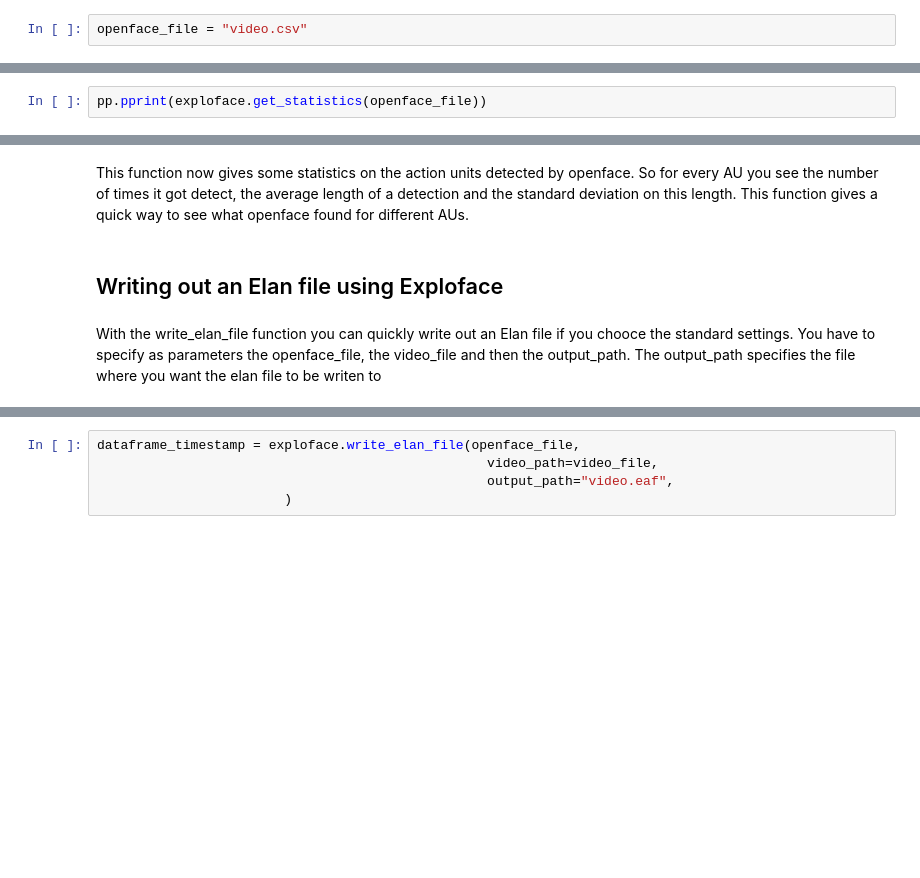
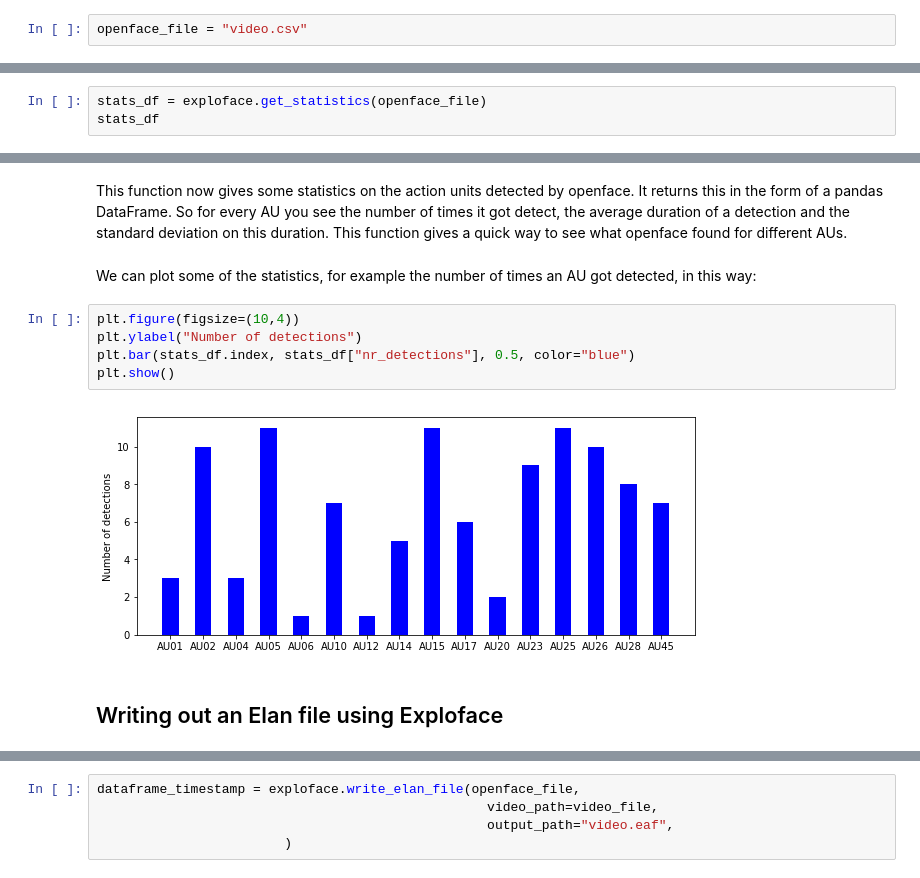
Before and after one commit to emrecdem/exploface, a Jupyter notebook: TUTORIALS/tutorial1.ipynb, the cells around one changed output, grey strips where cells are left out. Cells and saved outputs as stored; diff of their text form; blank space fills up the shorter version.

```diff
--- a/TUTORIALS/tutorial1.ipynb
+++ b/TUTORIALS/tutorial1.ipynb
@@ -90,3 +119,4 @@ Besides this basic information you want to know a bit more about the openface re
 # %%
-pp.pprint(exploface.get_statistics(openface_file))
+stats_df = exploface.get_statistics(openface_file)
+stats_df
 # %% [output]
@@ -110,6 +140,13 @@ pp.pprint(exploface.get_statistics(openface_file))
 # %% [markdown]
-This function now gives some statistics on the action units detected by openface. So for every AU you see the number of times it got detect, the average length of a detection and the standard deviation on this length. This function gives a quick way to see what openface found for different AUs.
+This function now gives some statistics on the action units detected by openface. It returns this in the form of a pandas DataFrame. So for every AU you see the number of times it got detect, the average duration of a detection and the standard deviation on this duration. This function gives a quick way to see what openface found for different AUs.
+# %% [markdown]
+We can plot some of the statistics, for example the number of times an AU got detected, in this way:
+# %%
+plt.figure(figsize=(10,4))
+plt.ylabel("Number of detections")
+plt.bar(stats_df.index, stats_df["nr_detections"], 0.5, color="blue")
+plt.show()
+# %% [output]
+[figure, added]
 # %% [markdown]
 ## Writing out an Elan file using Exploface
-# %% [markdown]
-With the write_elan_file function you can quickly write out an Elan file if you chooce the standard settings. You have to specify as parameters the openface_file, the video_file and then the output_path. The output_path specifies the file where you want the elan file to be writen to
```
Also changed, not shown: parts of 45 cells of this notebook, 5 other files.
